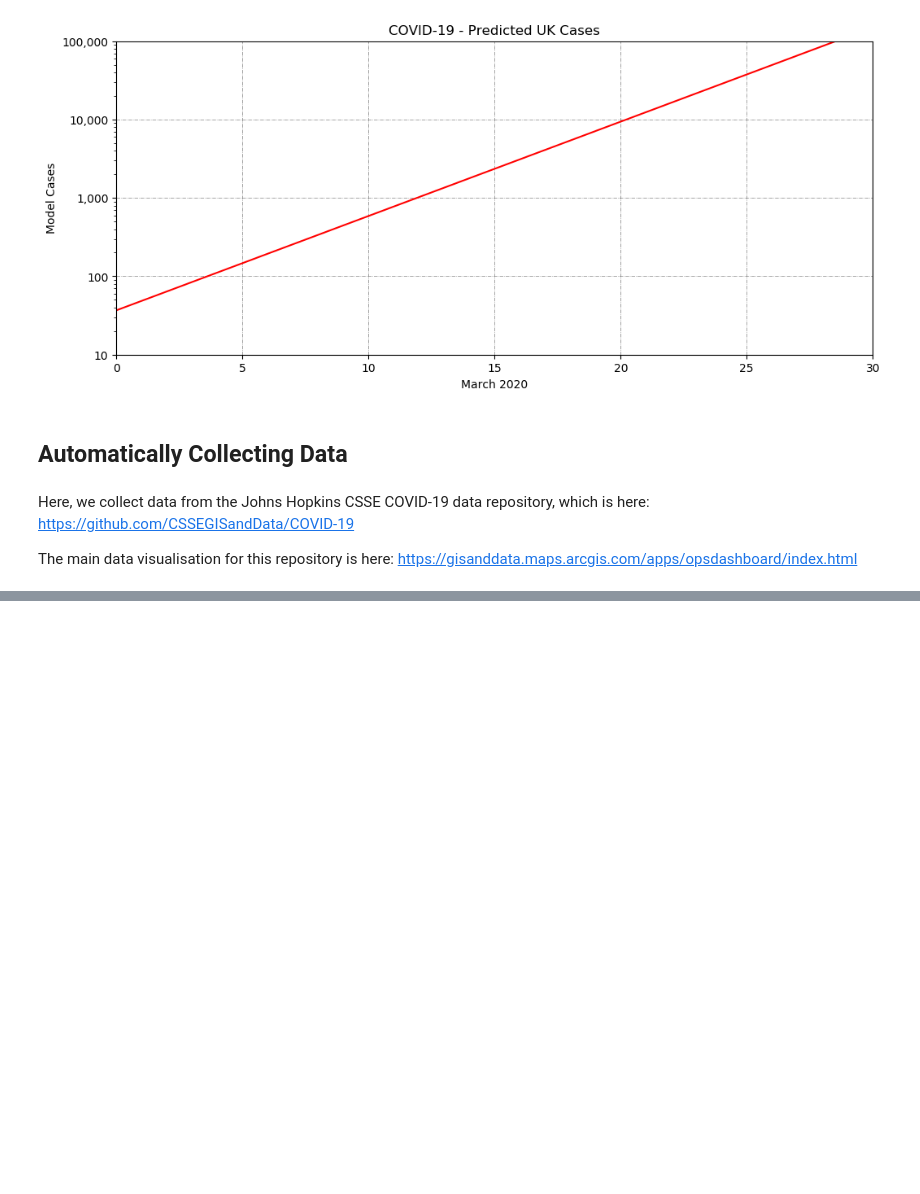
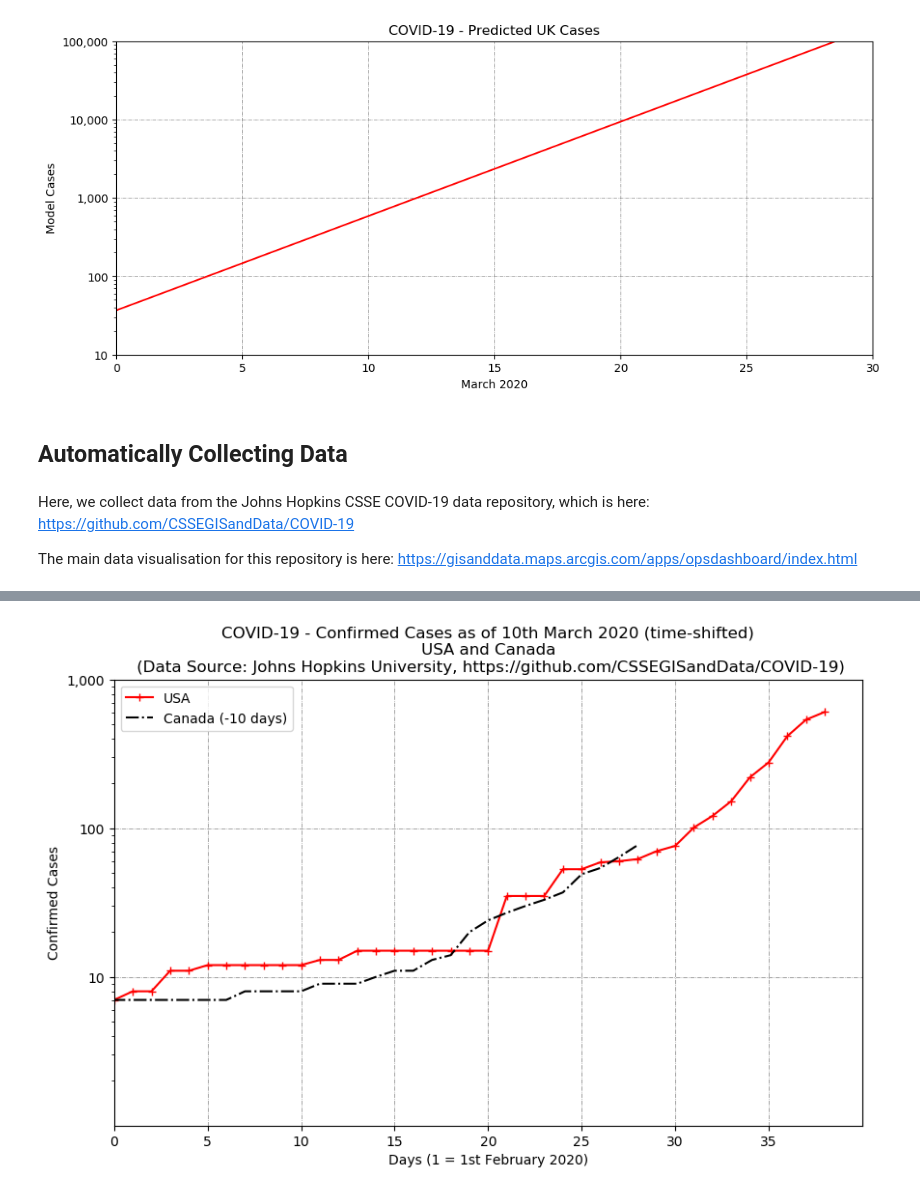
Before and after one commit to hywelowen/coronavirusgraphs, a Jupyter notebook: coronavirus.ipynb, the cells around one changed output, grey strips where cells are left out. Cells and saved outputs as stored; diff of their text form; code cells hidden in the pictures; blank space fills up the shorter version.

```diff
--- a/coronavirus.ipynb
+++ b/coronavirus.ipynb
@@ -261,0 +310,20 @@ plt.savefig("coronaviruscases.png")
+# %%
+# Confirmed Cases
+plt.figure(figsize=(10,6))
+plt.plot(29+covid_confirmed_days,df_cases_us,'r+-')
+plt.plot(29+covid_confirmed_days-10,df_cases_canada,'k-.')
+#plt.plot(covid_confirmed_days+48,df_cases_world,'+-.')
+plt.grid(linestyle='-.', linewidth='0.5', color='gray')
+plt.yscale('log')
+plt.ylim(1,1e3)
+plt.xlim(0,40)
+plt.xticks(np.arange(0,40,5))
+plt.yticks([10,100,1000],['10','100','1,000'])
+plt.xlabel('Days (1 = 1st February 2020)')
+plt.ylabel('Confirmed Cases')
+#plt.legend(['Italy (-12dy)','Germany (-4dy)','France (-4dy)','USA (-2dy)','S. Korea (-15dy)','China (-48dy)','Iran (-10dy)','India (+2dy)','United Kingdom'])
+plt.legend(['USA', 'Canada (-10 days)'])
+plt.title('COVID-19 - Confirmed Cases as of 10th March 2020 (time-shifted)\nUSA and Canada\n (Data Source: Johns Hopkins University, https://github.com/CSSEGISandData/COVID-19)')
+plt.savefig("coronaviruscases_uscanada.png")
+# %% [output]
+[figure, added]
```
Also changed, not shown: parts of 8 cells of this notebook.
